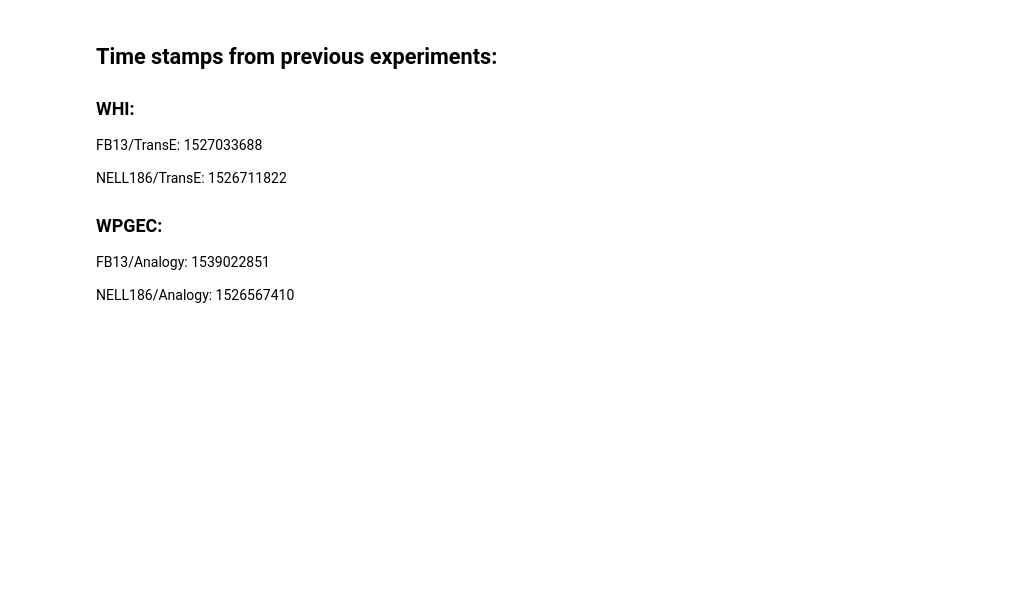
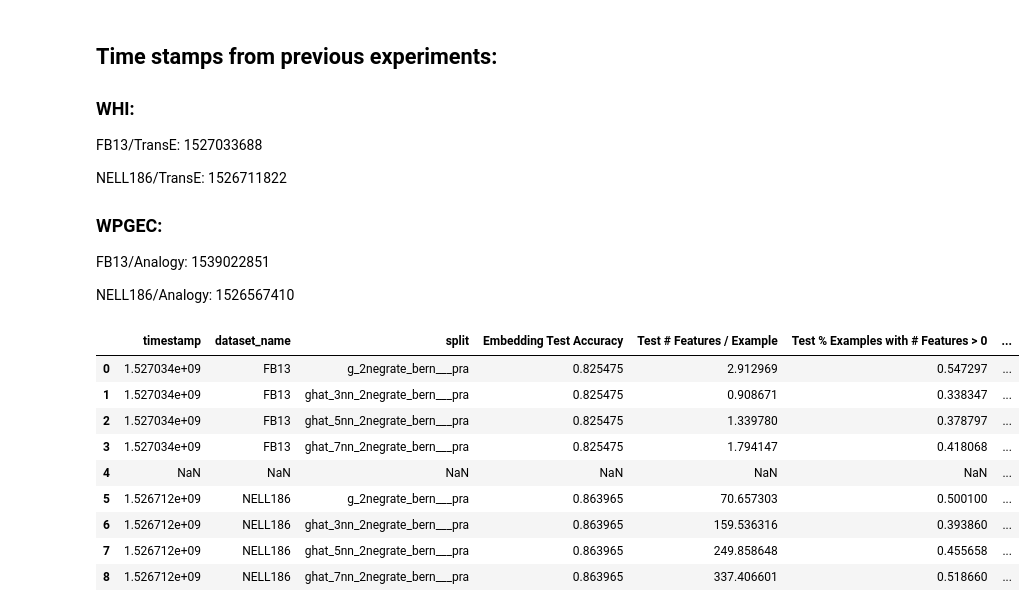
Before and after one commit to ARuschel/XKE, a Jupyter notebook: Results_Consolidation.ipynb, the cells around one changed output. Cells and saved outputs as stored; diff of their text form; code cells hidden in the pictures; blank space fills up the shorter version.

```diff
--- a/Results_Consolidation.ipynb
+++ b/Results_Consolidation.ipynb
@@ -31,3 +31,18 @@ col_names = ['timestamp',
              'True Test Accuracy (Weighted # Features)',
              'Test F1_score',
              'True Test F1_score']
+# %%
+whi = pd.read_csv('~/proj/XKE/WHI_overalls.tsv', sep='\t')
+whi.timestamp.apply(str)
+whi[col_names]
+# %% [output]
+|  | timestamp | dataset_name | split | Embedding Test Accuracy | Test # Features / Example | Test % Examples with # Features > 0 | ... |
+| 0 | 1.527034e+09 | FB13 | g_2negrate_bern___pra | 0.825475 | 2.912969 | 0.547297 | ... |
+| 1 | 1.527034e+09 | FB13 | ghat_3nn_2negrate_bern___pra | 0.825475 | 0.908671 | 0.338347 | ... |
+| 2 | 1.527034e+09 | FB13 | ghat_5nn_2negrate_bern___pra | 0.825475 | 1.339780 | 0.378797 | ... |
+| 3 | 1.527034e+09 | FB13 | ghat_7nn_2negrate_bern___pra | 0.825475 | 1.794147 | 0.418068 | ... |
+| 4 | NaN | NaN | NaN | NaN | NaN | NaN | ... |
+| 5 | 1.526712e+09 | NELL186 | g_2negrate_bern___pra | 0.863965 | 70.657303 | 0.500100 | ... |
+| 6 | 1.526712e+09 | NELL186 | ghat_3nn_2negrate_bern___pra | 0.863965 | 159.536316 | 0.393860 | ... |
+| 7 | 1.526712e+09 | NELL186 | ghat_5nn_2negrate_bern___pra | 0.863965 | 249.858648 | 0.455658 | ... |
+| 8 | 1.526712e+09 | NELL186 | ghat_7nn_2negrate_bern___pra | 0.863965 | 337.406601 | 0.518660 | ... |
```
Also changed, not shown: parts of 3 cells of this notebook, 3 other files.
